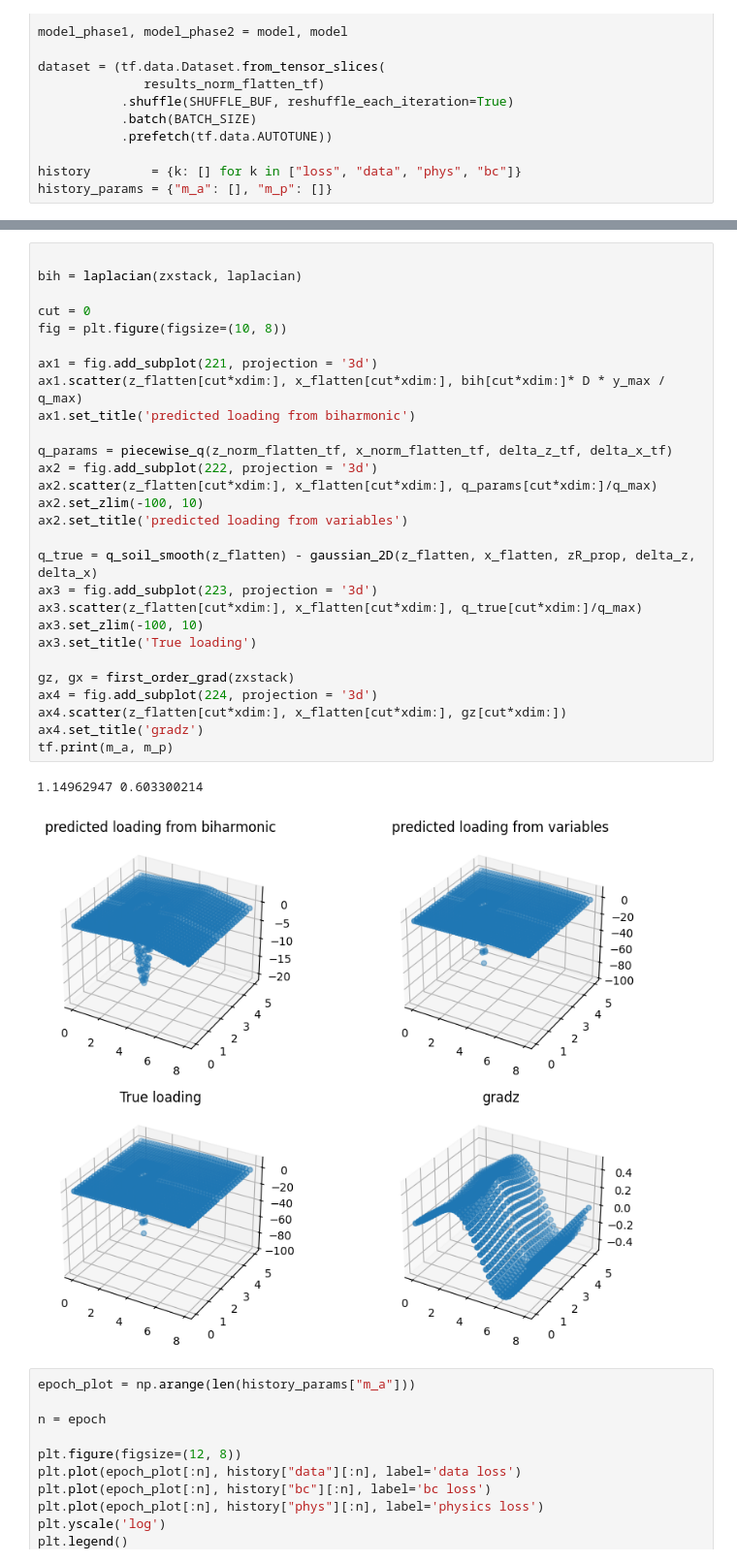
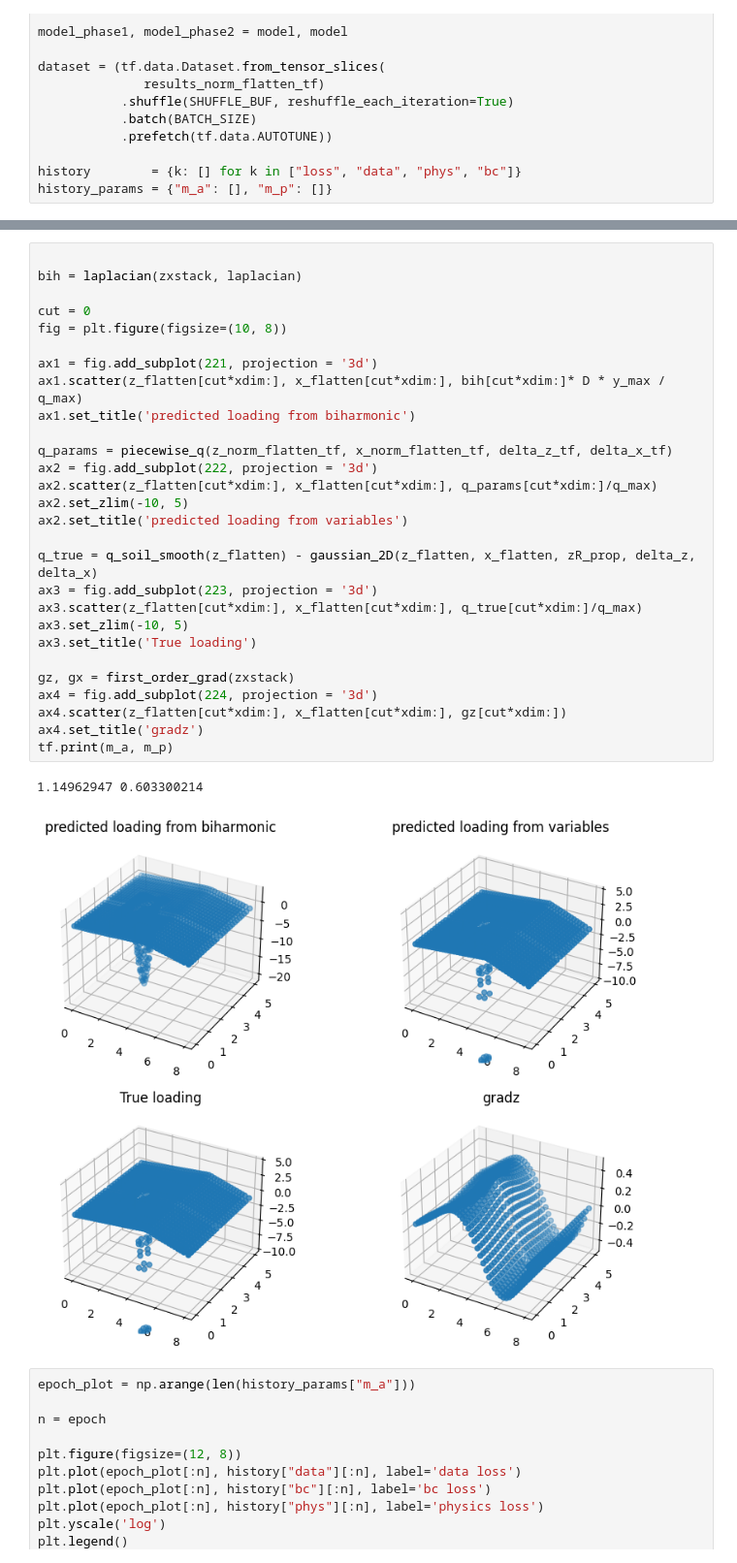
Before and after one commit to ShiyuanDengg/2D-Wall, a Jupyter notebook: 2D Propped Prediction .ipynb, the cells around one changed output, grey strips where cells are left out. Shown at 97% size. Saved outputs shown, nothing was run; the diff lists cells and outputs as text.

```diff
--- a/2D Propped Prediction .ipynb
+++ b/2D Propped Prediction .ipynb
@@ -413,34 +411,34 @@ plt.show()
 # %%
 
 bih = laplacian(zxstack, laplacian)
 
 cut = 0
 fig = plt.figure(figsize=(10, 8))
 
 ax1 = fig.add_subplot(221, projection = '3d')
 ax1.scatter(z_flatten[cut*xdim:], x_flatten[cut*xdim:], bih[cut*xdim:]* D * y_max / q_max)
 ax1.set_title('predicted loading from biharmonic')
 
 q_params = piecewise_q(z_norm_flatten_tf, x_norm_flatten_tf, delta_z_tf, delta_x_tf)
 ax2 = fig.add_subplot(222, projection = '3d')
 ax2.scatter(z_flatten[cut*xdim:], x_flatten[cut*xdim:], q_params[cut*xdim:]/q_max)
-ax2.set_zlim(-100, 10)
+ax2.set_zlim(-10, 5)
 ax2.set_title('predicted loading from variables')
 
 q_true = q_soil_smooth(z_flatten) - gaussian_2D(z_flatten, x_flatten, zR_prop, delta_z, delta_x)
 ax3 = fig.add_subplot(223, projection = '3d')
 ax3.scatter(z_flatten[cut*xdim:], x_flatten[cut*xdim:], q_true[cut*xdim:]/q_max)
-ax3.set_zlim(-100, 10)
+ax3.set_zlim(-10, 5)
 ax3.set_title('True loading')
 
 gz, gx = first_order_grad(zxstack)
 ax4 = fig.add_subplot(224, projection = '3d')
 ax4.scatter(z_flatten[cut*xdim:], x_flatten[cut*xdim:], gz[cut*xdim:])
 ax4.set_title('gradz')
 tf.print(m_a, m_p)
 # %% [output]
 1.14962947 0.603300214
-[figure, old version]
+[figure, new version]
 # %%
 epoch_plot = np.arange(len(history_params["m_a"]))
 
```
Also changed, not shown: parts of 3 cells of this notebook.
